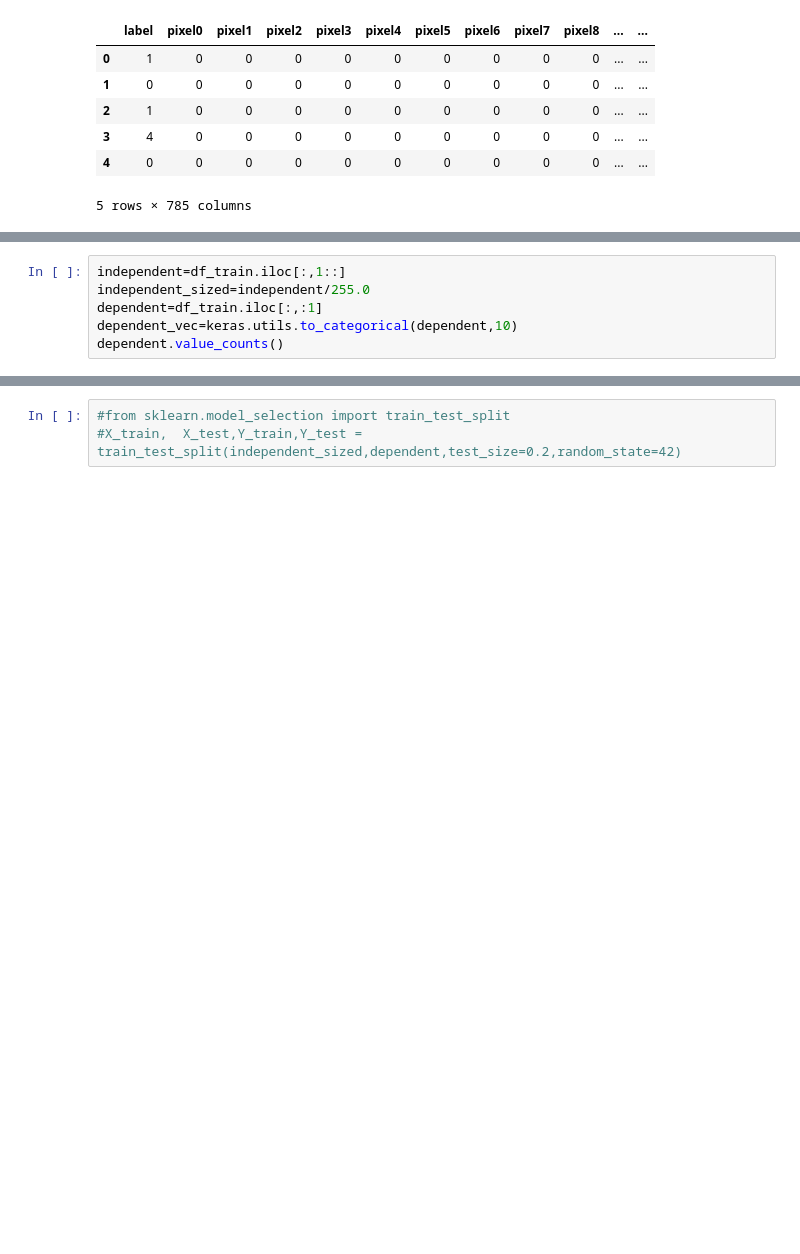
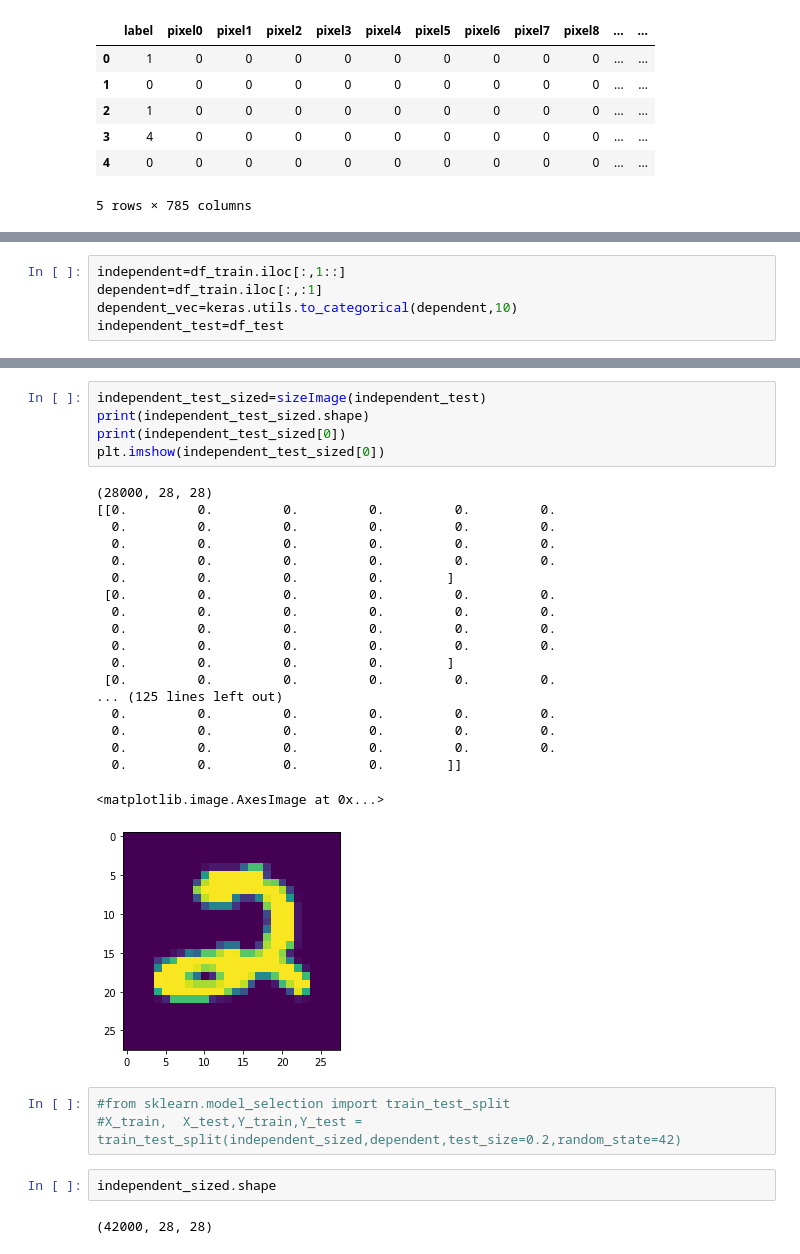
Before and after one commit to tho-roeder/kaggle, a Jupyter notebook: Digit Recognizer/digit-recognizer.ipynb, the cells around one changed output, grey strips where cells are left out. Saved outputs shown, nothing was run; the diff lists cells and outputs as text; blank space fills up the shorter version.

```diff
--- a/Digit Recognizer/digit-recognizer.ipynb
+++ b/Digit Recognizer/digit-recognizer.ipynb
@@ -66,6 +39,5 @@ print(df_train.iloc[0]['label'])
 # %%
 independent=df_train.iloc[:,1::]
-independent_sized=independent/255.0
 dependent=df_train.iloc[:,:1]
 dependent_vec=keras.utils.to_categorical(dependent,10)
-dependent.value_counts()
+independent_test=df_test
@@ -92,4 +96,33 @@ independent_sized_test=independent_test/255.0
+# %%
+independent_test_sized=sizeImage(independent_test)
+print(independent_test_sized.shape)
+print(independent_test_sized[0])
+plt.imshow(independent_test_sized[0])
+# %% [output]
+(28000, 28, 28)
+[[0.         0.         0.         0.         0.         0.
+  0.         0.         0.         0.         0.         0.
+  0.         0.         0.         0.         0.         0.
+  0.         0.         0.         0.         0.         0.
+  0.         0.         0.         0.        ]
+ [0.         0.         0.         0.         0.         0.
+  0.         0.         0.         0.         0.         0.
+  0.         0.         0.         0.         0.         0.
+  0.         0.         0.         0.         0.         0.
+  0.         0.         0.         0.        ]
+ [0.         0.         0.         0.         0.         0.
+... (125 lines left out)
+  0.         0.         0.         0.         0.         0.
+  0.         0.         0.         0.         0.         0.
+  0.         0.         0.         0.         0.         0.
+  0.         0.         0.         0.        ]]
+<matplotlib.image.AxesImage at 0x...>
+[figure, added]
 # %%
 #from sklearn.model_selection import train_test_split
 #X_train,  X_test,Y_train,Y_test = train_test_split(independent_sized,dependent,test_size=0.2,random_state=42)
+# %%
+independent_sized.shape
+# %% [output]
+(42000, 28, 28)
 # %%
```
Also changed, not shown: parts of 14 cells of this notebook.
